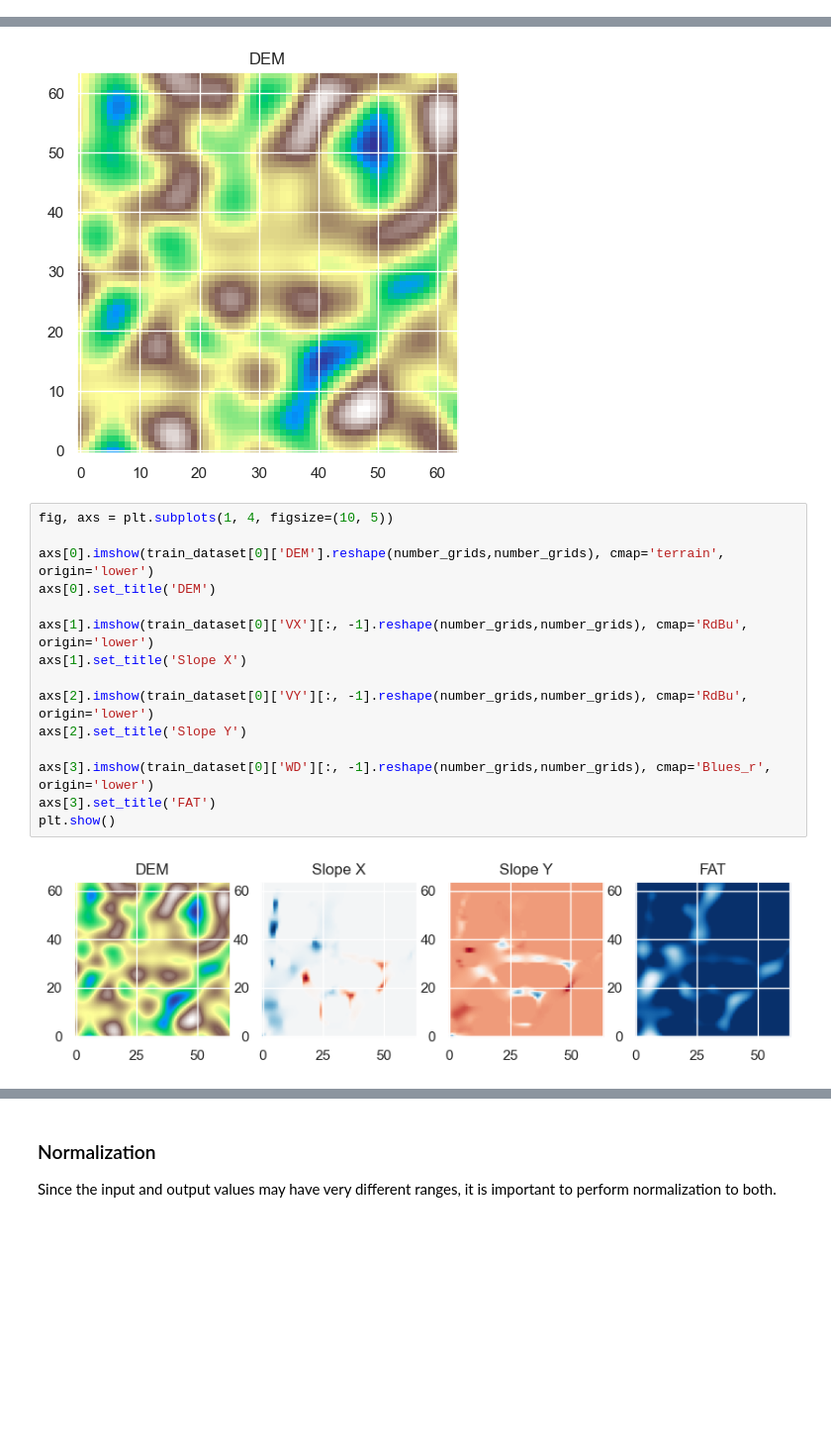
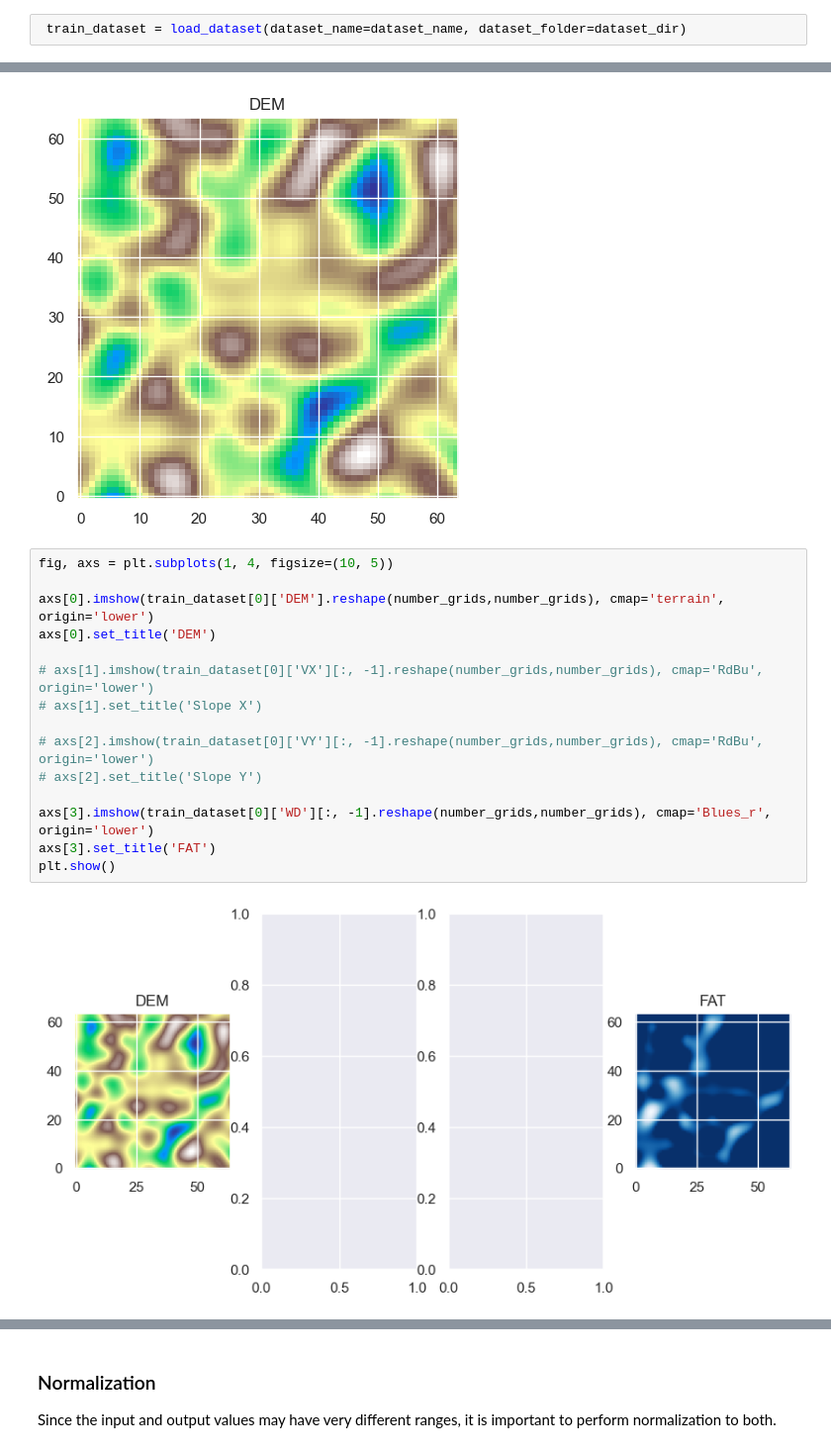
Before and after one commit to SjoCno/Flood-5, a Jupyter notebook: notebooks/Data_exploration.ipynb, the cells around one changed output, grey strips where cells are left out. Shown: that part at 99% size. Saved outputs shown, nothing was run; the diff lists cells and outputs as text; blank space fills up the shorter version.

```diff
--- a/notebooks/Data_exploration.ipynb
+++ b/notebooks/Data_exploration.ipynb
@@ -184,3 +184,5 @@ with open(train_file, 'rb') as f:
+# %%
+ train_dataset = load_dataset(dataset_name=dataset_name, dataset_folder=dataset_dir)
 # %% [markdown]
 ## Visualization
 
@@ -212,20 +214,20 @@ plt.show()
 # %%
 fig, axs = plt.subplots(1, 4, figsize=(10, 5))
 
 axs[0].imshow(train_dataset[0]['DEM'].reshape(number_grids,number_grids), cmap='terrain', origin='lower')
 axs[0].set_title('DEM')
 
-axs[1].imshow(train_dataset[0]['VX'][:, -1].reshape(number_grids,number_grids), cmap='RdBu', origin='lower')
-axs[1].set_title('Slope X')
+# axs[1].imshow(train_dataset[0]['VX'][:, -1].reshape(number_grids,number_grids), cmap='RdBu', origin='lower')
+# axs[1].set_title('Slope X')
 
-axs[2].imshow(train_dataset[0]['VY'][:, -1].reshape(number_grids,number_grids), cmap='RdBu', origin='lower')
-axs[2].set_title('Slope Y')
+# axs[2].imshow(train_dataset[0]['VY'][:, -1].reshape(number_grids,number_grids), cmap='RdBu', origin='lower')
+# axs[2].set_title('Slope Y')
 
 axs[3].imshow(train_dataset[0]['WD'][:, -1].reshape(number_grids,number_grids), cmap='Blues_r', origin='lower')
 axs[3].set_title('FAT')
 plt.show()
 # %% [output]
-[figure, old version]
+[figure, new version]
 # %%
 def update(w, s):
     '''
```
Also changed, not shown: parts of 12 cells of this notebook.
